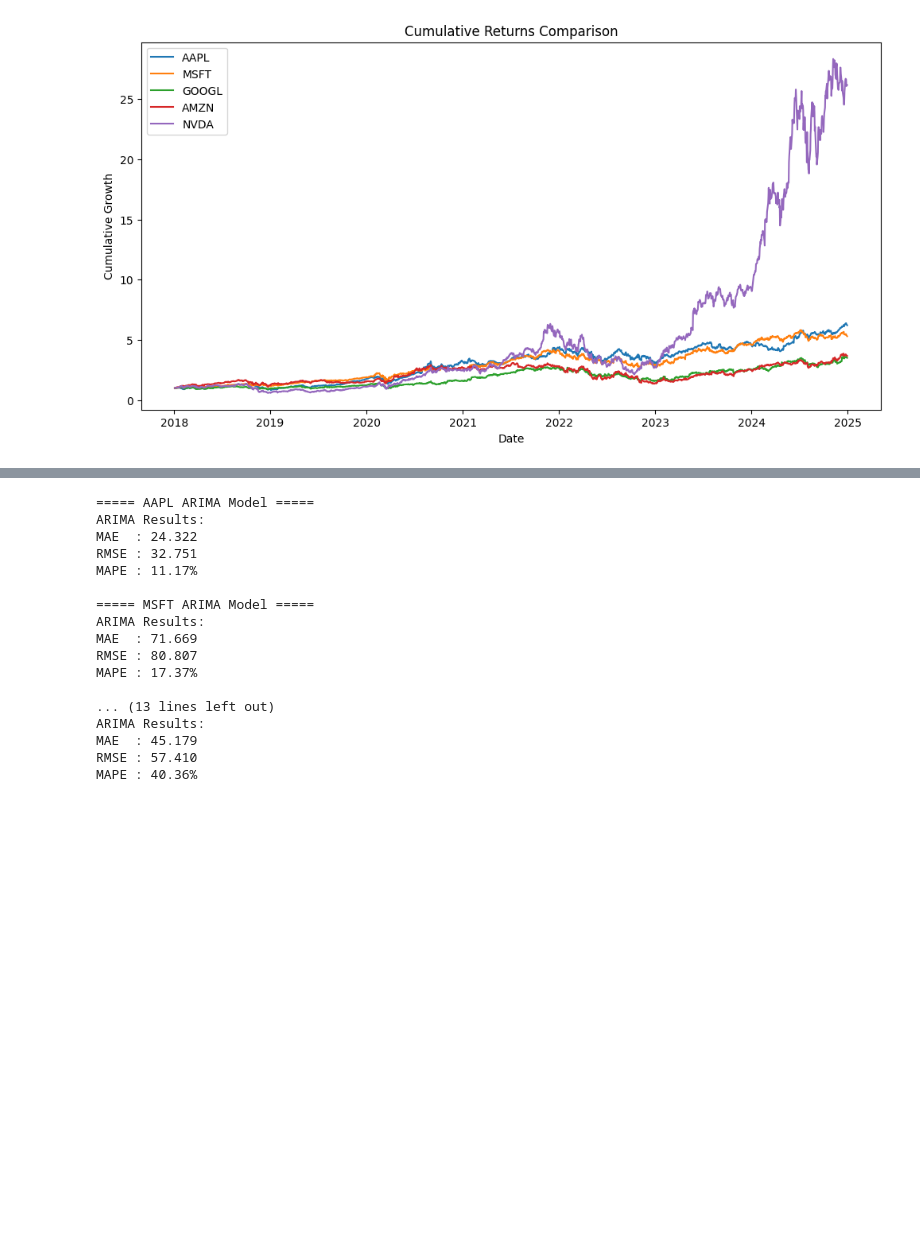
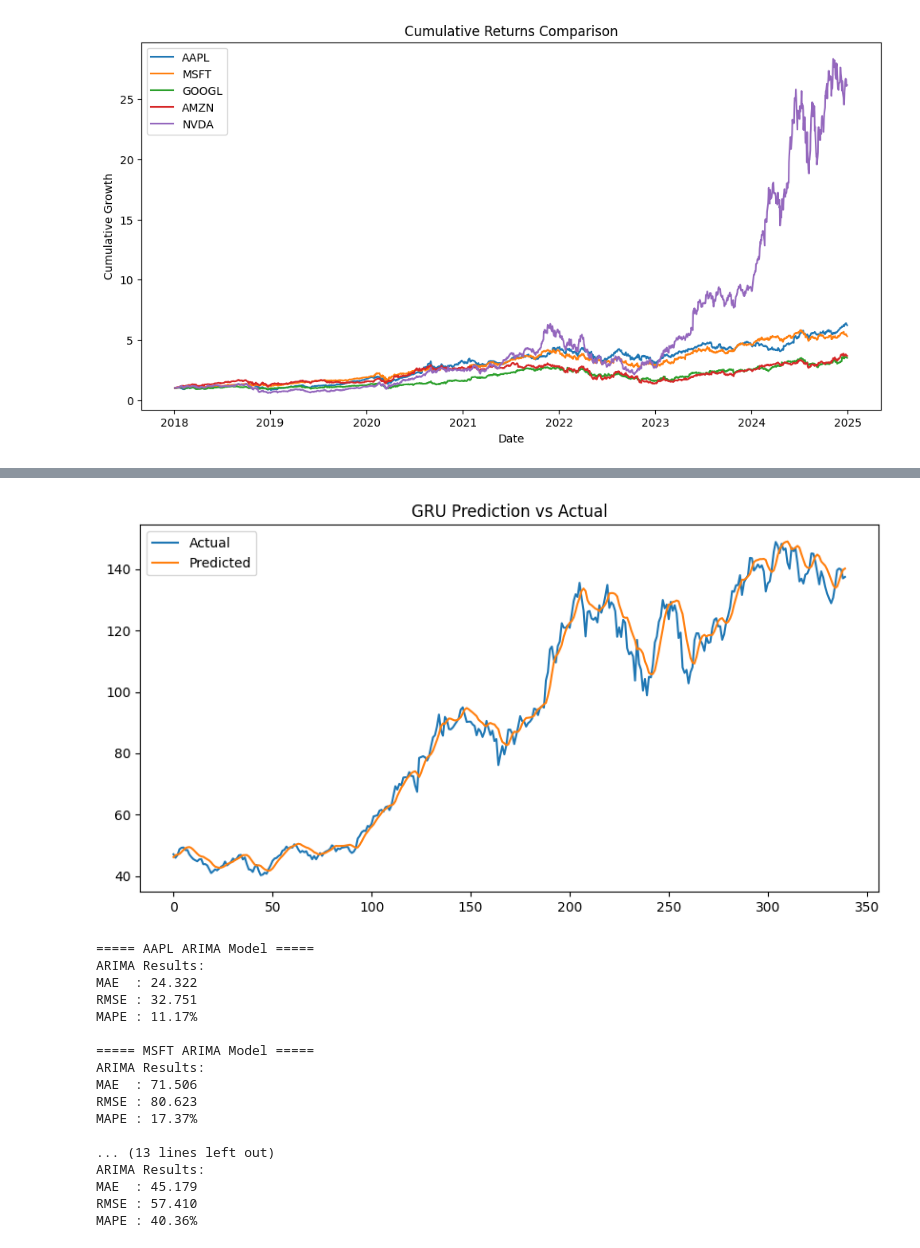
Before and after one commit to ajay9803/stock_market_prediction, a Jupyter notebook: main.ipynb, the cells around one changed output, grey strips where cells are left out. Cells and saved outputs as stored; diff of their text form; code cells hidden in the pictures; blank space fills up the shorter version.

```diff
--- a/main.ipynb
+++ b/main.ipynb
@@ -293,3 +309,12 @@ MAPE : 3.33%
+# %%
+plt.figure(figsize=(10,5))
+plt.plot(y_test_actual, label="Actual")
+plt.plot(gru_pred, label="Predicted")
+plt.legend()
+plt.title("GRU Prediction vs Actual")
+plt.show()
+# %% [output]
+[figure, added]
 # %%
 for sym in symbols:
     print(f"\n===== {sym} ARIMA Model =====")
@@ -305,12 +330,12 @@ for sym in symbols:
 
     forecast = fitted.forecast(steps=len(test))
 
-    mae, rmse, mape = evaluate(test, forecast)
+    arima_mae, arima_rmse, arima_mape = evaluate(test, forecast)
 
     print("ARIMA Results:")
-    print(f"MAE  : {mae:.3f}")
-    print(f"RMSE : {rmse:.3f}")
-    print(f"MAPE : {mape:.2f}%")
+    print(f"MAE  : {arima_mae:.3f}")
+    print(f"RMSE : {arima_rmse:.3f}")
+    print(f"MAPE : {arima_mape:.2f}%")
 # %% [output]
 ===== AAPL ARIMA Model =====
 ARIMA Results:
@@ -320,8 +345,8 @@ MAPE : 11.17%
 
 ===== MSFT ARIMA Model =====
 ARIMA Results:
-MAE  : 71.669
-RMSE : 80.807
+MAE  : 71.506
+RMSE : 80.623
 MAPE : 17.37%
 
 ... (13 lines left out)
```
Also changed, not shown: parts of 8 cells of this notebook.
